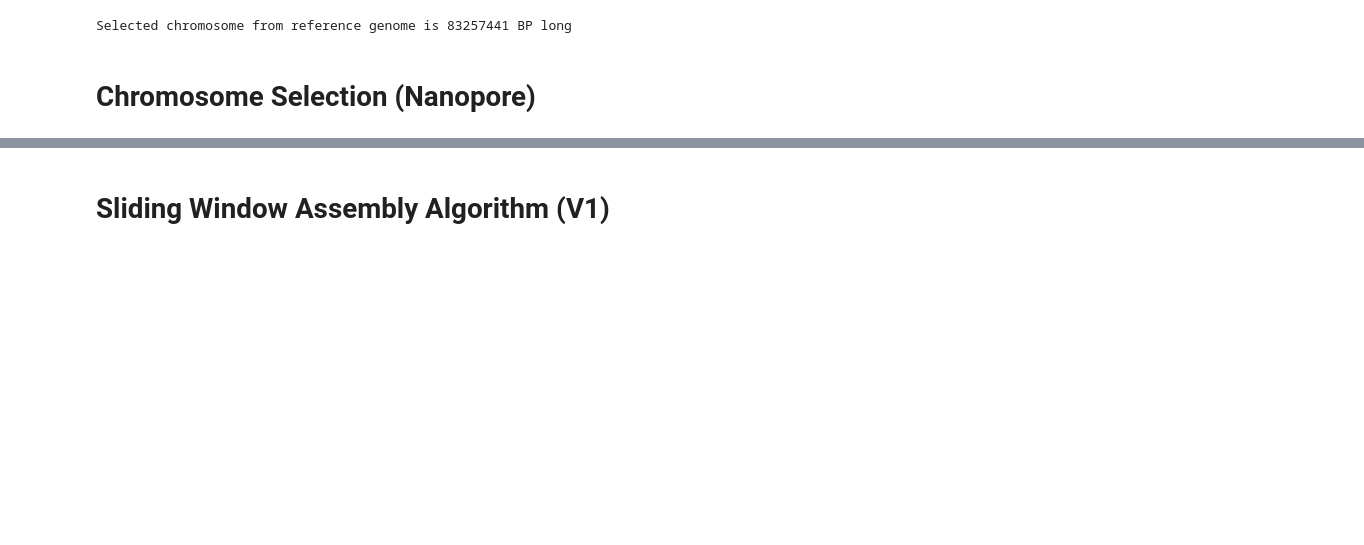
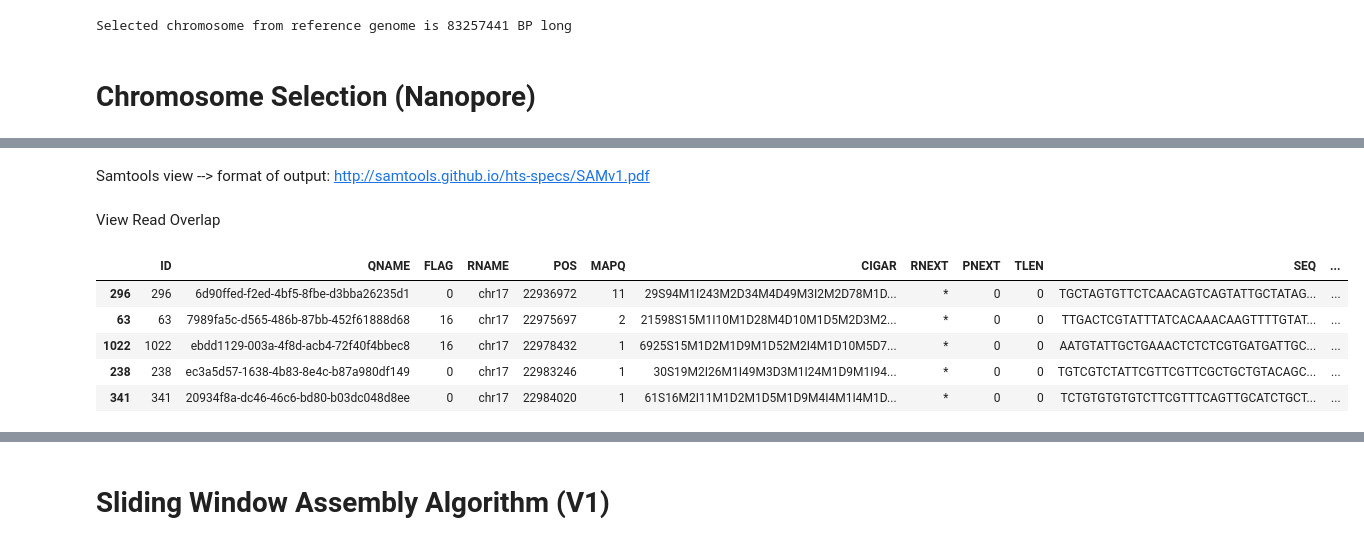
Before and after one commit to aretiandev/bioliquid-nanopore, a Jupyter notebook: read_overlap.ipynb, the cells around one changed output, grey strips where cells are left out. Cells and saved outputs as stored; diff of their text form; code cells hidden in the pictures; blank space fills up the shorter version.

```diff
--- a/read_overlap.ipynb
+++ b/read_overlap.ipynb
@@ -92,0 +54,11 @@ nanopore_chr17
+# %% [markdown]
+Samtools view --> format of output: http://samtools.github.io/hts-specs/SAMv1.pdf
+# %%
+import pandas as pd
+nanopore_reads = pd.read_csv('../nanopore-data/bioliquid_chr17_pompe_reads.csv')
+nanopore_reads['ID'] = nanopore_reads.index
+# %%
+nanopore_reads = nanopore_reads[['ID', 'QNAME', 'FLAG', 'RNAME', 'POS', 'MAPQ', 'CIGAR', 'RNEXT', 'PNEXT','TLEN', 'SEQ', 'QUAL']]
+nanopore_reads = nanopore_reads.loc[nanopore_reads['SEQ'] != '*'] # drop any rows without a proper nucleotide sequence
+# %% [markdown]
+View Read Overlap
@@ -92,0 +68,10 @@ nanopore_chr17
+# %%
+nanopore_reads = nanopore_reads.sort_values(by='POS',ascending=True) # sort based on starting index of reads
+nanopore_reads.head()
+# %% [output]
+|  | ID | QNAME | FLAG | RNAME | POS | MAPQ | CIGAR | RNEXT | PNEXT | TLEN | SEQ | ... |
+| 296 | 296 | 6d90ffed-f2ed-4bf5-8fbe-d3bba26235d1 | 0 | chr17 | 22936972 | 11 | 29S94M1I243M2D34M4D49M3I2M2D78M1D... | * | 0 | 0 | TGCTAGTGTTCTCAACAGTCAGTATTGCTATAG... | ... |
+| 63 | 63 | 7989fa5c-d565-486b-87bb-452f61888d68 | 16 | chr17 | 22975697 | 2 | 21598S15M1I10M1D28M4D10M1D5M2D3M2... | * | 0 | 0 | TTGACTCGTATTTATCACAAACAAGTTTTGTAT... | ... |
+| 1022 | 1022 | ebdd1129-003a-4f8d-acb4-72f40f4bbec8 | 16 | chr17 | 22978432 | 1 | 6925S15M1D2M1D9M1D52M2I4M1D10M5D7... | * | 0 | 0 | AATGTATTGCTGAAACTCTCTCGTGATGATTGC... | ... |
+| 238 | 238 | ec3a5d57-1638-4b83-8e4c-b87a980df149 | 0 | chr17 | 22983246 | 1 | 30S19M2I26M1I49M3D3M1I24M1D9M1I94... | * | 0 | 0 | TGTCGTCTATTCGTTCGTTCGCTGCTGTACAGC... | ... |
+| 341 | 341 | 20934f8a-dc46-46c6-bd80-b03dc048d8ee | 0 | chr17 | 22984020 | 1 | 61S16M2I11M1D2M1D5M1D9M4I4M1I4M1D... | * | 0 | 0 | TCTGTGTGTGTCTTCGTTTCAGTTGCATCTGCT... | ... |
```
Also changed, not shown: parts of 78 cells of this notebook.
